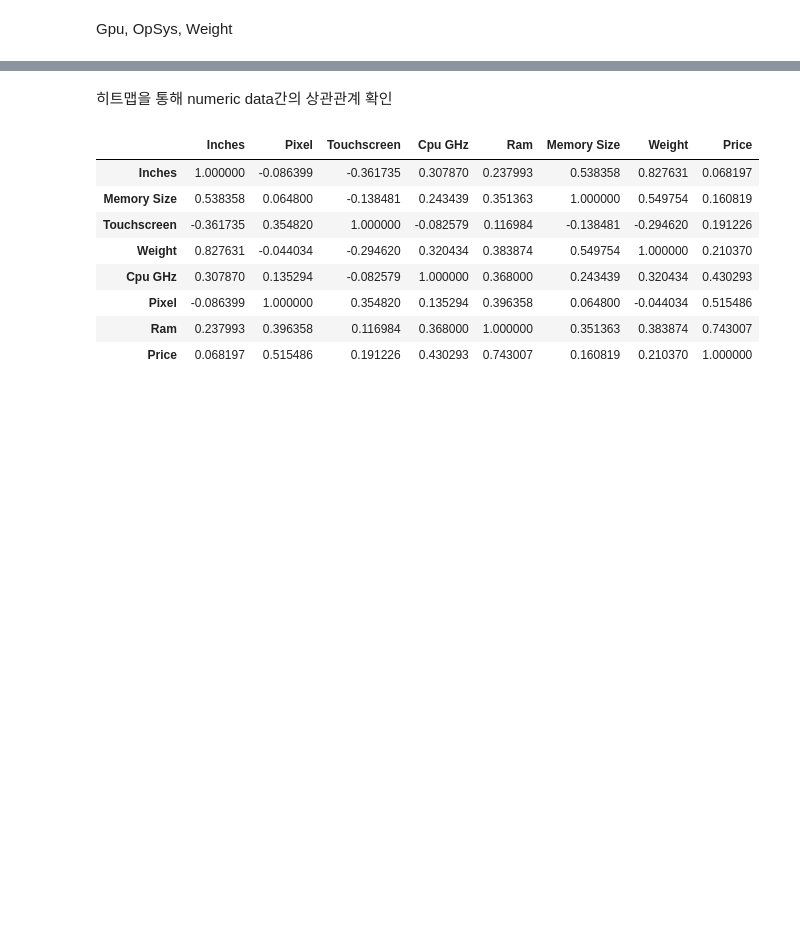
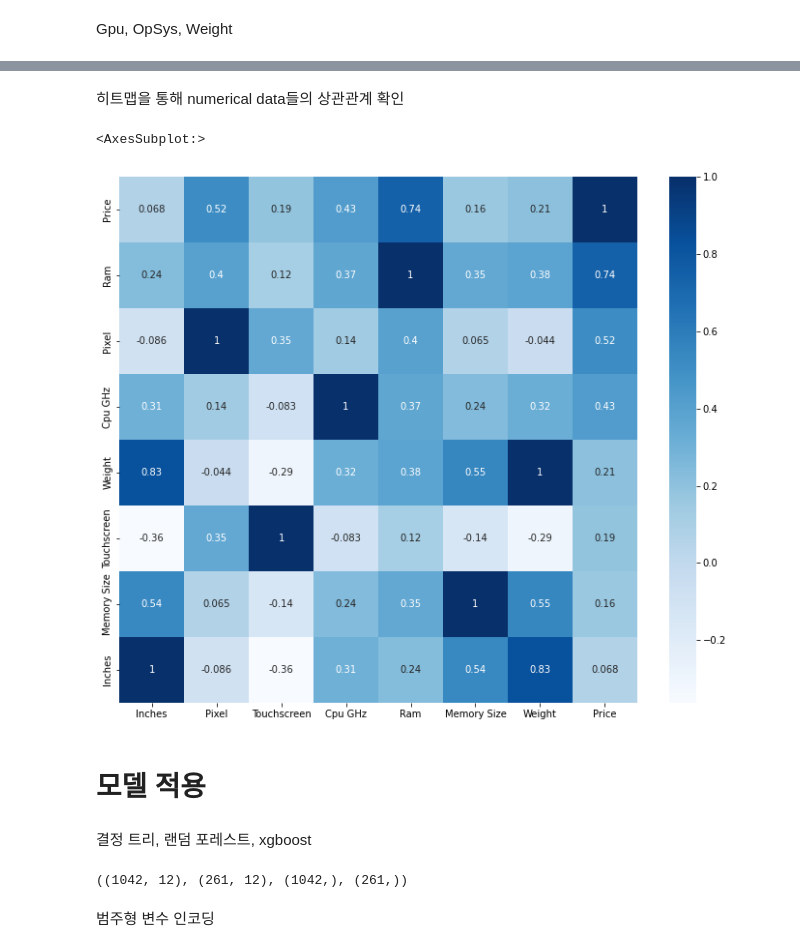
Before and after one commit to Jeongbin-Heo/AI_12_Section1_Project, a Jupyter notebook: Project2_ipynb의_사본.ipynb, the cells around one changed output, grey strips where cells are left out. Cells and saved outputs as stored; diff of their text form; code cells hidden in the pictures; blank space fills up the shorter version.

```diff
--- a/Project2_ipynb의_사본.ipynb
+++ b/Project2_ipynb의_사본.ipynb
@@ -687,18 +680,17 @@ plt.grid(True, axis = 'y')
 # %% [markdown]
-히트맵을 통해 numeric data간의 상관관계 확인
+히트맵을 통해 numerical data들의 상관관계 확인
-# %%
-df_corr = df.corr().sort_values('Price')
-df_corr
-
-# plt.figure(figsize = (10, 10))
-# sns.heatmap(df_corr, )
-# %% [output]
-|  | Inches | Pixel | Touchscreen | Cpu GHz | Ram | Memory Size | Weight | Price |
-| Inches | 1.000000 | -0.086399 | -0.361735 | 0.307870 | 0.237993 | 0.538358 | 0.827631 | 0.068197 |
-| Memory Size | 0.538358 | 0.064800 | -0.138481 | 0.243439 | 0.351363 | 1.000000 | 0.549754 | 0.160819 |
-| Touchscreen | -0.361735 | 0.354820 | 1.000000 | -0.082579 | 0.116984 | -0.138481 | -0.294620 | 0.191226 |
-| Weight | 0.827631 | -0.044034 | -0.294620 | 0.320434 | 0.383874 | 0.549754 | 1.000000 | 0.210370 |
-| Cpu GHz | 0.307870 | 0.135294 | -0.082579 | 1.000000 | 0.368000 | 0.243439 | 0.320434 | 0.430293 |
-| Pixel | -0.086399 | 1.000000 | 0.354820 | 0.135294 | 0.396358 | 0.064800 | -0.044034 | 0.515486 |
-| Ram | 0.237993 | 0.396358 | 0.116984 | 0.368000 | 1.000000 | 0.351363 | 0.383874 | 0.743007 |
-| Price | 0.068197 | 0.515486 | 0.191226 | 0.430293 | 0.743007 | 0.160819 | 0.210370 | 1.000000 |
+# %%
+df_corr = df.corr().sort_values('Price', ascending = False)
+
+plt.figure(figsize = (12, 10))
+sns.heatmap(df_corr, cbar = True, cmap = 'Blues', annot = True)
+
+# 램과 가격의 상관관계가 높다는 것을 알 수 있음
+# 추가적으로 무게와 화면인치수도 상관관계가 높다는 것을 염두에 두고 분석을 진행할 필요가 있다
+# %% [output]
+<AxesSubplot:>
+[figure, added]
+# %% [markdown]
+# 모델 적용
+# %% [markdown]
+결정 트리, 랜덤 포레스트, xgboost
@@ -704,0 +701,11 @@ df_corr
+# %%
+# train/test 분리
+from sklearn.model_selection import train_test_split
+
+X_train, X_test, y_train, y_test = train_test_split(X, y, test_size = 0.2, random_state = 42)
+
+X_train.shape, X_test.shape, y_train.shape, y_test.shape
+# %% [output]
+((1042, 12), (261, 12), (1042,), (261,))
+# %% [markdown]
+범주형 변수 인코딩
```
Also changed, not shown: parts of 39 cells of this notebook.
